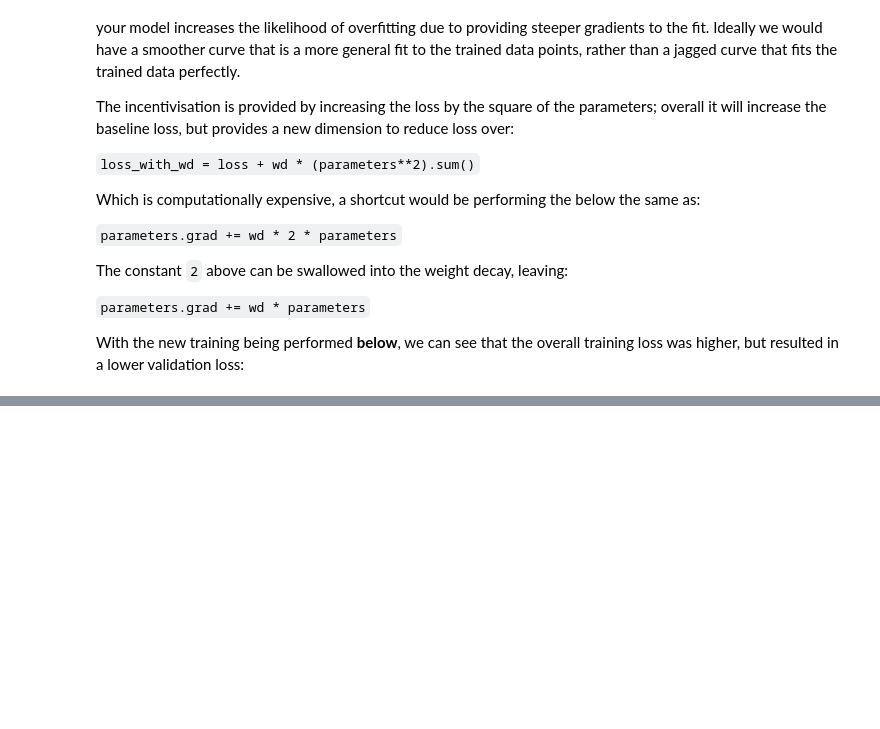
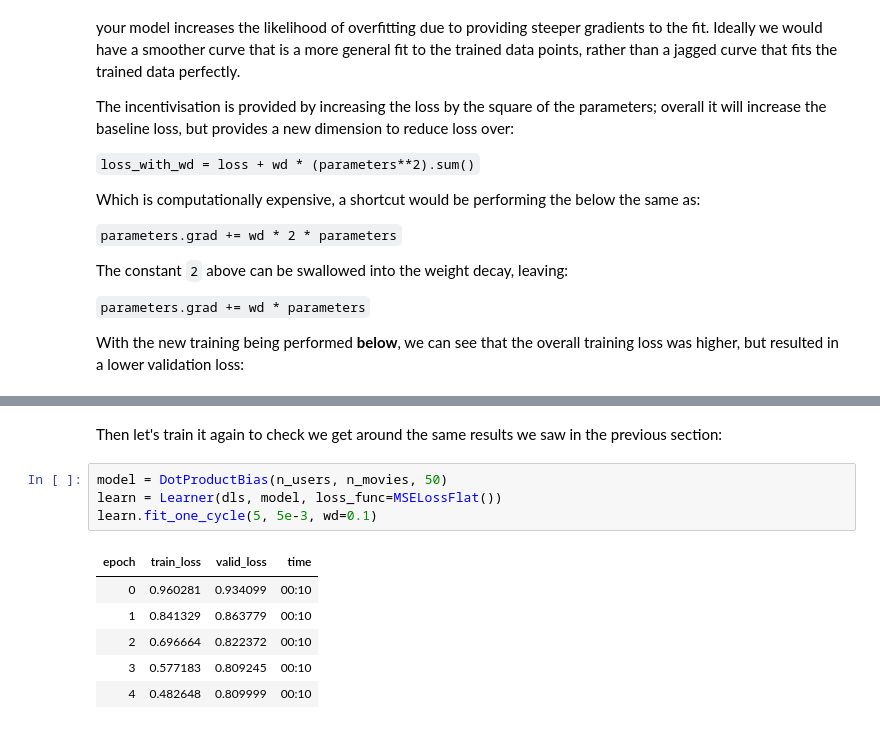
Before and after one commit to vpste1/mlscrapbook, a Jupyter notebook: CollaborativeFiltering.ipynb, the cells around one changed output, grey strips where cells are left out. Cells and saved outputs as stored; diff of their text form; blank space fills up the shorter version.

```diff
--- a/CollaborativeFiltering.ipynb
+++ b/CollaborativeFiltering.ipynb
@@ -293,0 +358,13 @@ learn.fit_one_cycle(5, 5e-3, wd=0.1)
+# %% [markdown]
+Then let's train it again to check we get around the same results we saw in the previous section:
+# %%
+model = DotProductBias(n_users, n_movies, 50)
+learn = Learner(dls, model, loss_func=MSELossFlat())
+learn.fit_one_cycle(5, 5e-3, wd=0.1)
+# %% [output]
+| epoch | train_loss | valid_loss | time |
+| 0 | 0.960281 | 0.934099 | 00:10 |
+| 1 | 0.841329 | 0.863779 | 00:10 |
+| 2 | 0.696664 | 0.822372 | 00:10 |
+| 3 | 0.577183 | 0.809245 | 00:10 |
+| 4 | 0.482648 | 0.809999 | 00:10 |
```
Also changed, not shown: parts of 44 cells of this notebook.
